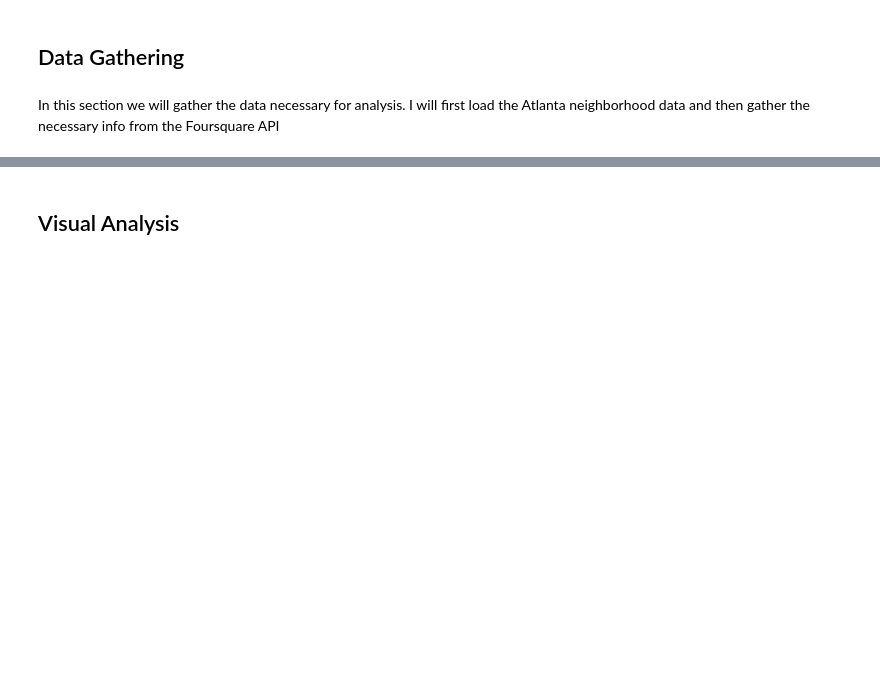
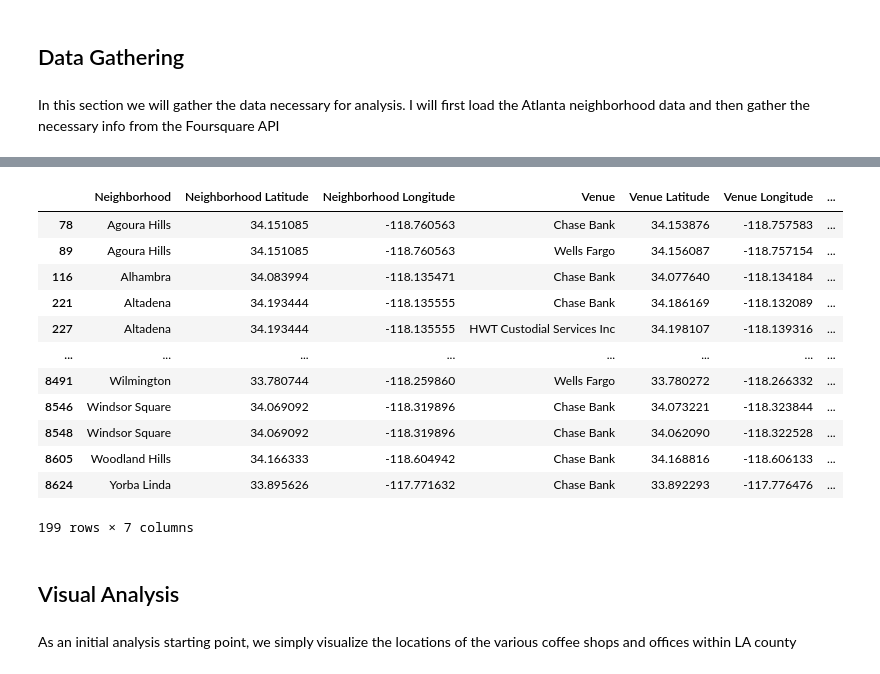
Before and after one commit to toddzs/Coursera_Capstone, a Jupyter notebook: Final Project.ipynb, the cells around one changed output, grey strips where cells are left out. Drawn from its saved outputs; the diff is of its cells as text; code cells hidden in the pictures; blank space fills up the shorter version.

Commit message:
Published from Watson Studio.

```diff
--- a/Final Project.ipynb
+++ b/Final Project.ipynb
@@ -157,5 +185,29 @@ dtype: object
+# %%
+#get the list of potential offices or work locations in the LA area - Bank, Business Service, Financial or Legal Service, Construction & Landscaping,
+#Doctor's Office, Lawyer, IT Services, Insurance Office, Design Studio, Medical Center, Office, College Administrative Building
+search_office = ['Bank', 'Business Service', 'Financial or Legal Service', 'Construction & Landscaping', "Doctor's Office", 'Lawyer', 'IT Services',
+        'Insurance Office', 'Design Studio', 'Medical Center', 'Office', 'College Administrative Building']
+la_office = la_places[la_places['Venue Category'].str.contains('|'.join(search_office))]
+
+la_office
+# %% [output]
+|  | Neighborhood | Neighborhood Latitude | Neighborhood Longitude | Venue | Venue Latitude | Venue Longitude | ... |
+| 78 | Agoura Hills | 34.151085 | -118.760563 | Chase Bank | 34.153876 | -118.757583 | ... |
+| 89 | Agoura Hills | 34.151085 | -118.760563 | Wells Fargo | 34.156087 | -118.757154 | ... |
+| 116 | Alhambra | 34.083994 | -118.135471 | Chase Bank | 34.077640 | -118.134184 | ... |
+| 221 | Altadena | 34.193444 | -118.135555 | Chase Bank | 34.186169 | -118.132089 | ... |
+| 227 | Altadena | 34.193444 | -118.135555 | HWT Custodial Services Inc | 34.198107 | -118.139316 | ... |
+| ... | ... | ... | ... | ... | ... | ... | ... |
+| 8491 | Wilmington | 33.780744 | -118.259860 | Wells Fargo | 33.780272 | -118.266332 | ... |
+| 8546 | Windsor Square | 34.069092 | -118.319896 | Chase Bank | 34.073221 | -118.323844 | ... |
+| 8548 | Windsor Square | 34.069092 | -118.319896 | Chase Bank | 34.062090 | -118.322528 | ... |
+| 8605 | Woodland Hills | 34.166333 | -118.604942 | Chase Bank | 34.168816 | -118.606133 | ... |
+| 8624 | Yorba Linda | 33.895626 | -117.771632 | Chase Bank | 33.892293 | -117.776476 | ... |
+199 rows × 7 columns
 # %% [markdown]
 ## Visual Analysis
+# %% [markdown]
+As an initial analysis starting point, we simply visualize the locations of the various coffee shops and offices within LA county
 # %%
 import folium
 
```
Also changed, not shown: parts of 9 cells of this notebook.
